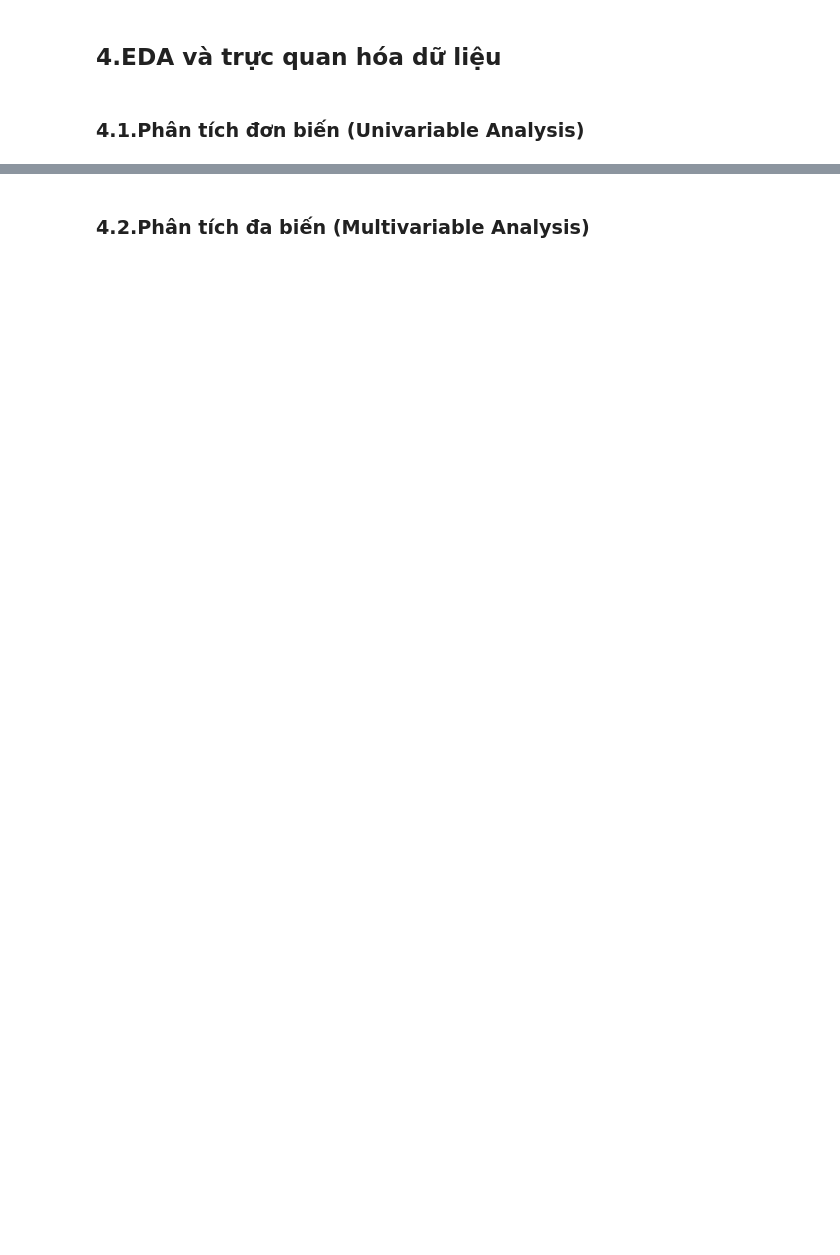
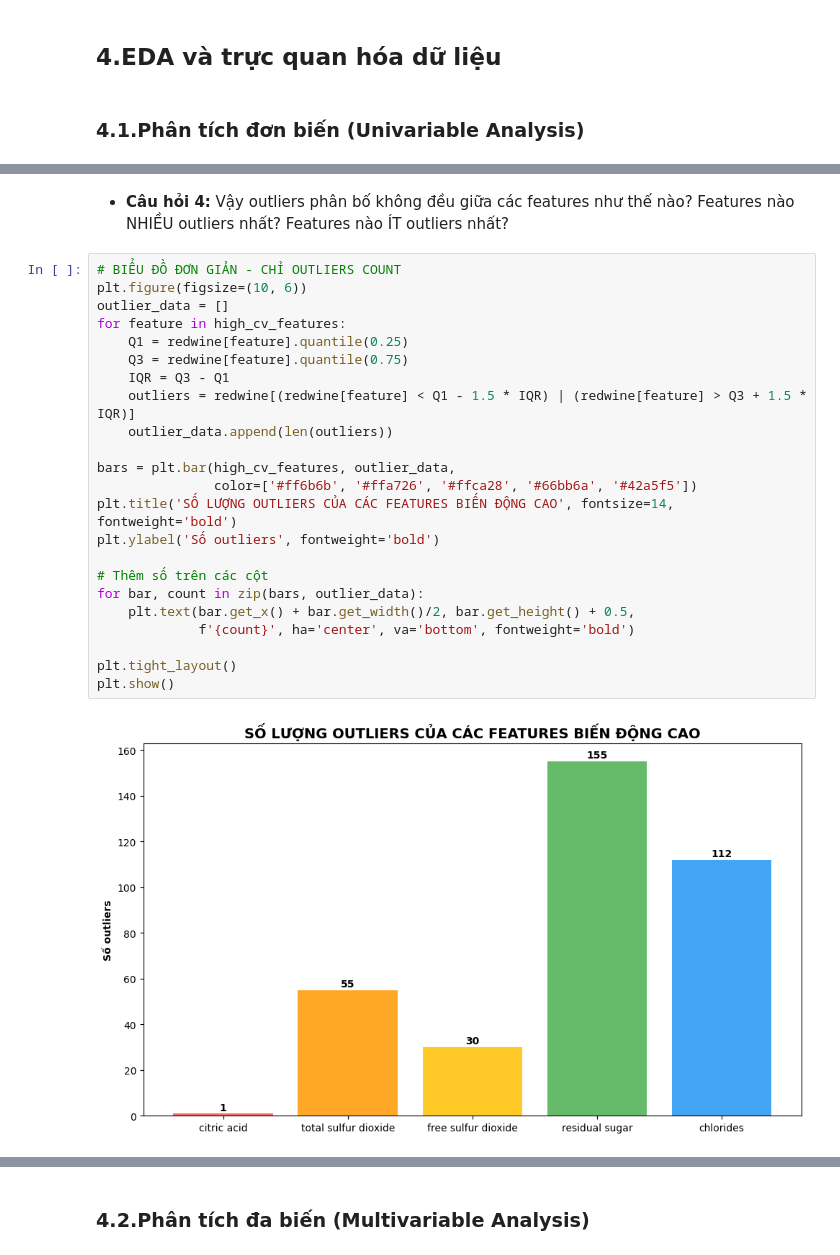
Before and after one commit to hoanqphann/DataAnalyst, a Jupyter notebook: EDA_Ruou_Do.ipynb, the cells around one changed output, grey strips where cells are left out. Drawn from its saved outputs; the diff is of its cells as text; blank space fills up the shorter version.

```diff
--- a/EDA_Ruou_Do.ipynb
+++ b/EDA_Ruou_Do.ipynb
@@ -195,0 +366,27 @@ Số dữ liệu bị trùng lập: 0
+# %% [markdown]
++ **Câu hỏi 4:** Vậy outliers phân bố không đều giữa các features như thế nào? Features nào NHIỀU outliers nhất? Features nào ÍT outliers nhất?
+# %%
+# BIỂU ĐỒ ĐƠN GIẢN - CHỈ OUTLIERS COUNT
+plt.figure(figsize=(10, 6))
+outlier_data = []
+for feature in high_cv_features:
+    Q1 = redwine[feature].quantile(0.25)
+    Q3 = redwine[feature].quantile(0.75)
+    IQR = Q3 - Q1
+    outliers = redwine[(redwine[feature] < Q1 - 1.5 * IQR) | (redwine[feature] > Q3 + 1.5 * IQR)]
+    outlier_data.append(len(outliers))
+
+bars = plt.bar(high_cv_features, outlier_data,
+               color=['#ff6b6b', '#ffa726', '#ffca28', '#66bb6a', '#42a5f5'])
+plt.title('SỐ LƯỢNG OUTLIERS CỦA CÁC FEATURES BIẾN ĐỘNG CAO', fontsize=14, fontweight='bold')
+plt.ylabel('Số outliers', fontweight='bold')
+
+# Thêm số trên các cột
+for bar, count in zip(bars, outlier_data):
+    plt.text(bar.get_x() + bar.get_width()/2, bar.get_height() + 0.5,
+             f'{count}', ha='center', va='bottom', fontweight='bold')
+
+plt.tight_layout()
+plt.show()
+# %% [output]
+[figure, added]
```
Also changed, not shown: parts of 30 cells of this notebook.
